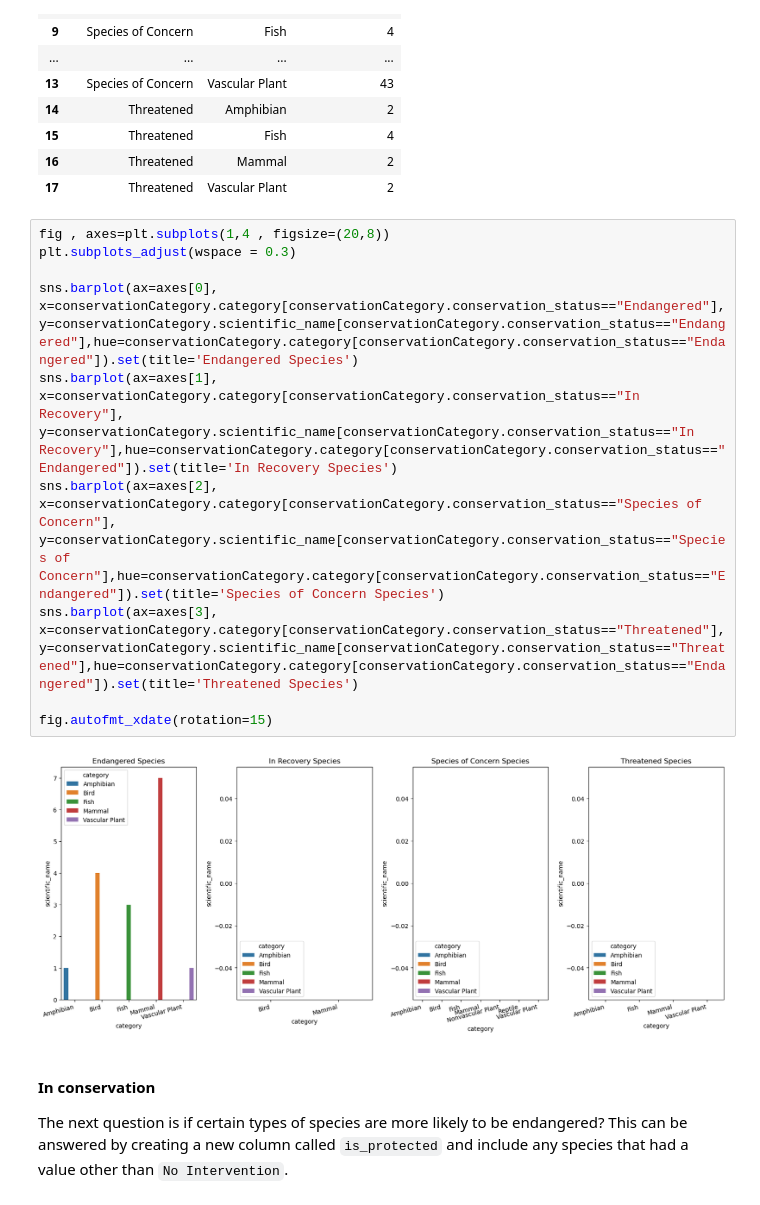
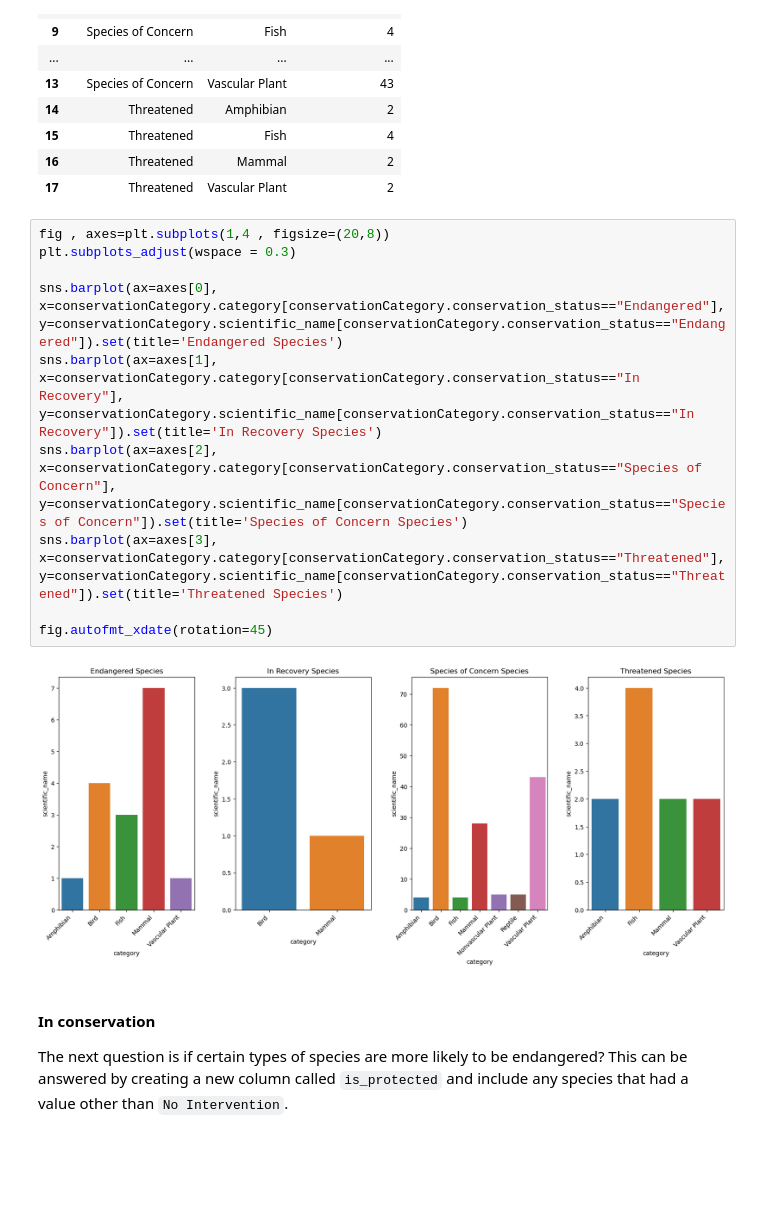
Before and after one commit to weilian97/Data-analysis-Biodiversity-in-National-Parks, a Jupyter notebook: biodiversity.ipynb, the cells around one changed output. Cells and saved outputs as stored; diff of their text form; blank space fills up the shorter version.

```diff
--- a/biodiversity.ipynb
+++ b/biodiversity.ipynb
@@ -259,15 +259,15 @@ conservationCategory
 # %%
 fig , axes=plt.subplots(1,4 , figsize=(20,8))
 plt.subplots_adjust(wspace = 0.3)
 
-sns.barplot(ax=axes[0], x=conservationCategory.category[conservationCategory.conservation_status=="Endangered"], y=conservationCategory.scientific_name[conservationCategory.conservation_status=="Endangered"],hue=conservationCategory.category[conservationCategory.conservation_status=="Endangered"]).set(title='Endangered Species')
-sns.barplot(ax=axes[1], x=conservationCategory.category[conservationCategory.conservation_status=="In Recovery"], y=conservationCategory.scientific_name[conservationCategory.conservation_status=="In Recovery"],hue=conservationCategory.category[conservationCategory.conservation_status=="Endangered"]).set(title='In Recovery Species')
-sns.barplot(ax=axes[2], x=conservationCategory.category[conservationCategory.conservation_status=="Species of Concern"], y=conservationCategory.scientific_name[conservationCategory.conservation_status=="Species of Concern"],hue=conservationCategory.category[conservationCategory.conservation_status=="Endangered"]).set(title='Species of Concern Species')
-sns.barplot(ax=axes[3], x=conservationCategory.category[conservationCategory.conservation_status=="Threatened"], y=conservationCategory.scientific_name[conservationCategory.conservation_status=="Threatened"],hue=conservationCategory.category[conservationCategory.conservation_status=="Endangered"]).set(title='Threatened Species')
+sns.barplot(ax=axes[0], x=conservationCategory.category[conservationCategory.conservation_status=="Endangered"], y=conservationCategory.scientific_name[conservationCategory.conservation_status=="Endangered"]).set(title='Endangered Species')
+sns.barplot(ax=axes[1], x=conservationCategory.category[conservationCategory.conservation_status=="In Recovery"], y=conservationCategory.scientific_name[conservationCategory.conservation_status=="In Recovery"]).set(title='In Recovery Species')
+sns.barplot(ax=axes[2], x=conservationCategory.category[conservationCategory.conservation_status=="Species of Concern"], y=conservationCategory.scientific_name[conservationCategory.conservation_status=="Species of Concern"]).set(title='Species of Concern Species')
+sns.barplot(ax=axes[3], x=conservationCategory.category[conservationCategory.conservation_status=="Threatened"], y=conservationCategory.scientific_name[conservationCategory.conservation_status=="Threatened"]).set(title='Threatened Species')
 
-fig.autofmt_xdate(rotation=15)
+fig.autofmt_xdate(rotation=45)
 # %% [output]
-[figure, old version]
+[figure, new version]
 # %% [markdown]
 #### In conservation
 
```
Also changed, not shown: parts of 1 cell of this notebook.
